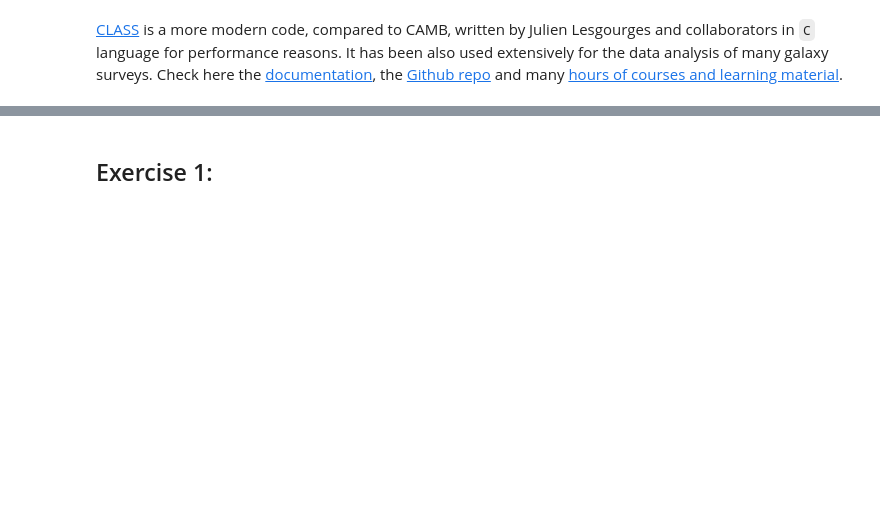
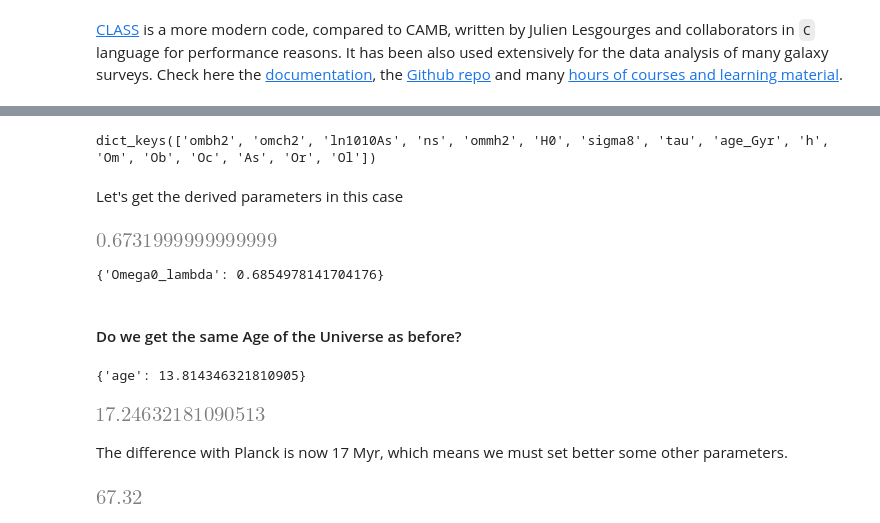
Before and after one commit to CosmoStat/Tutorials, a Jupyter notebook: Einstein-Boltzmann-Codes/Cosmology-Background.ipynb, the cells around one changed output, grey strips where cells are left out. Drawn from its saved outputs; the diff is of its cells as text; code cells hidden in the pictures; blank space fills up the shorter version.

```diff
--- a/Einstein-Boltzmann-Codes/Cosmology-Background.ipynb
+++ b/Einstein-Boltzmann-Codes/Cosmology-Background.ipynb
@@ -424,2 +397,0 @@ cosmo.empty()
-# %% [markdown]
-## Exercise 1:
@@ -433,0 +398,4 @@ results_2.get_derived_params()['age']
+# %%
+planck_18.keys()
+# %% [output]
+dict_keys(['ombh2', 'omch2', 'ln1010As', 'ns', 'ommh2', 'H0', 'sigma8', 'tau', 'age_Gyr', 'h', 'Om', 'Ob', 'Oc', 'As', 'Or', 'Ol'])
@@ -433,0 +415,26 @@ results_2.get_derived_params()['age']
+# %% [markdown]
+Let's get the derived parameters in this case
+# %%
+cosmo.h()
+# %% [output]
+[figure, added]
+# %%
+cosmo.get_current_derived_parameters(['Omega0_lambda'])
+# %% [output]
+{'Omega0_lambda': 0.6854978141704176}
+# %% [markdown]
+#### Do we get the same Age of the Universe as before?
+# %%
+cosmo.get_current_derived_parameters(['age'])
+# %% [output]
+{'age': 13.814346321810905}
+# %%
+(cosmo.get_current_derived_parameters(['age'])['age'] - planck_18['age_Gyr'])*1000
+# %% [output]
+[figure, added]
+# %% [markdown]
+The difference with Planck is now 17 Myr, which means we must set better some other parameters.
+# %%
+cosmo.get_current_derived_parameters(['H0'])['H0']
+# %% [output]
+[figure, added]
```
Also changed, not shown: parts of 80 cells of this notebook, 9 other files.
